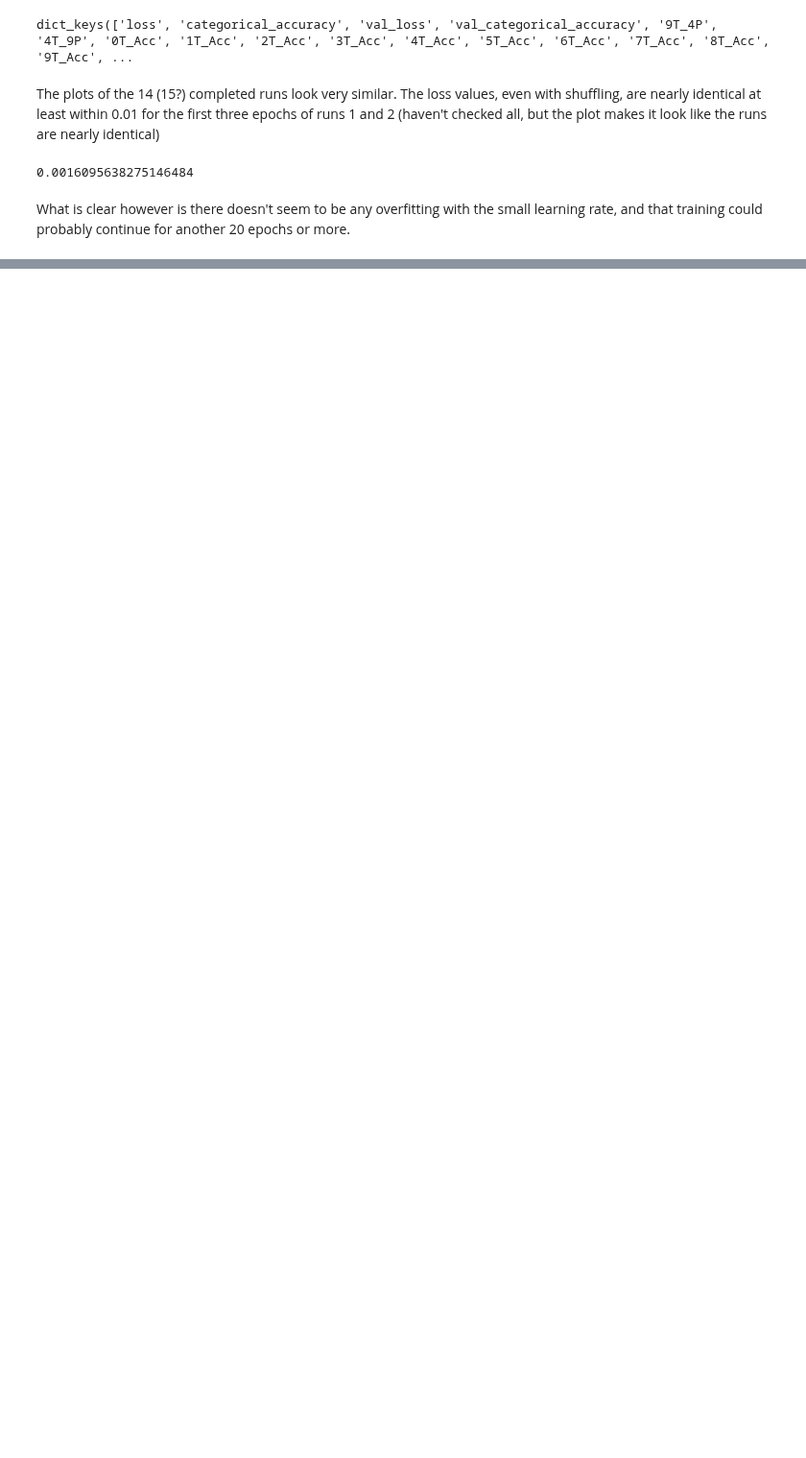
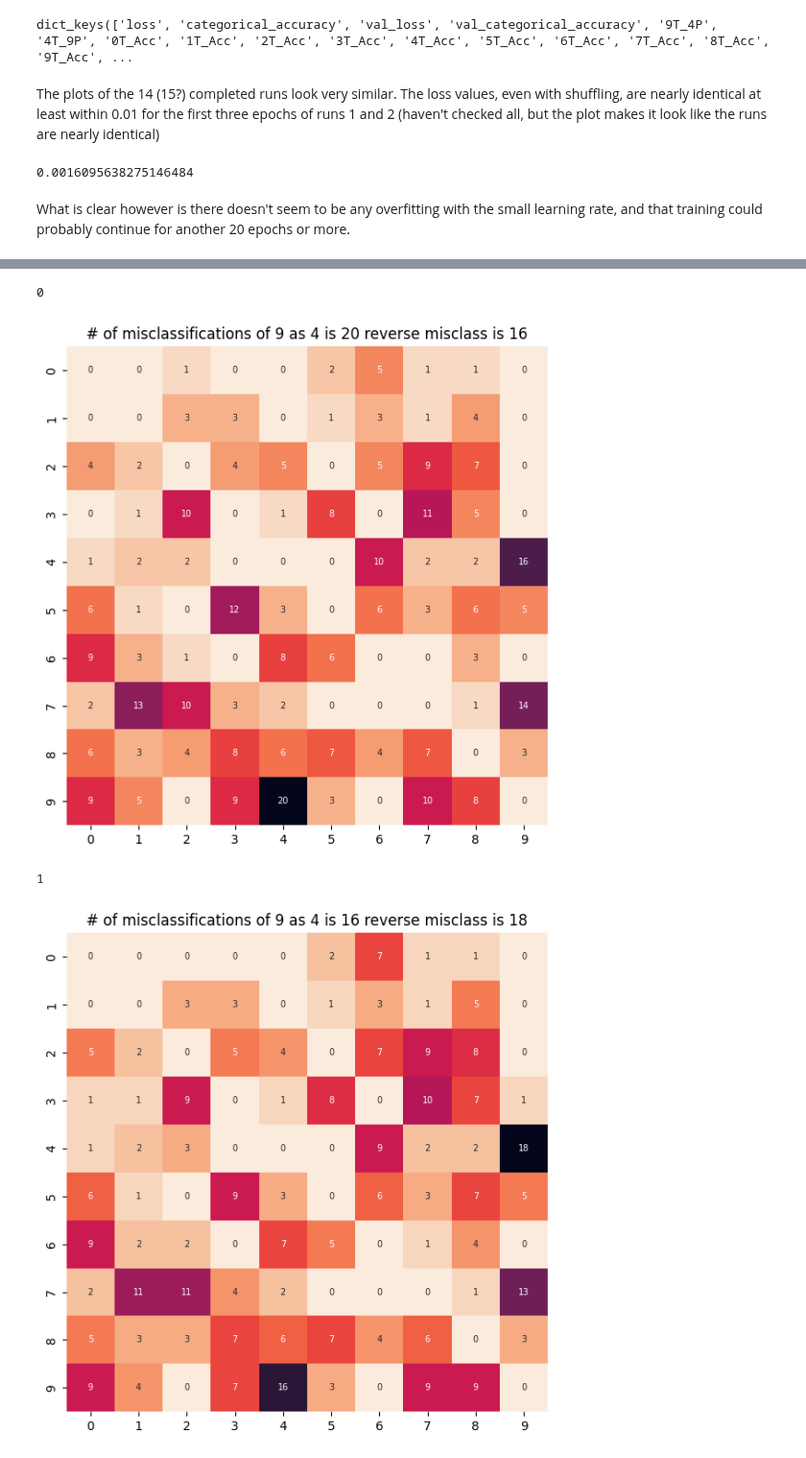
Before and after one commit to RachelRamirez/misclassification_matrix, a Jupyter notebook: 30_Runs_of_Baseline_40D_with_SGD_LR_0point01.ipynb, the cells around one changed output, grey strips where cells are left out. Shown at 96% size. Drawn from its saved outputs; the diff is of its cells as text; code cells hidden in the pictures; blank space fills up the shorter version.

```diff
--- a/30_Runs_of_Baseline_40D_with_SGD_LR_0point01.ipynb
+++ b/30_Runs_of_Baseline_40D_with_SGD_LR_0point01.ipynb
@@ -886,0 +911,22 @@ What is clear however is there doesn't seem to be any overfitting with the small
+# %%
+for i in range(len(df["model_history"])):
+  print(i)
+  cm = df["model_history"][i].history["cm_per_epoch"][-1]
+  cm = cm.reshape((10,10))
+
+
+  # Create figure and axes
+  fig, ax = plt.subplots(figsize=(7, 7))
+
+
+  cm3_wodiag = pd.DataFrame(cm*(np.ones((10,10)) - np.eye(10)))
+  plt.xlabel('Predicted Class')
+  plt.ylabel('True Class')
+  plt.title('# of misclassifications of 9 as 4 is '+str(cm[9][4]) + ' reverse misclass is ' + str(cm[4][9])  )
+  sns.heatmap(cm3_wodiag, annot=True, annot_kws={"size": 7},  fmt='g', cmap=sns.cm.rocket_r, cbar=False) # font size
+  plt.show()
+# %% [output]
+0
+[figure, added]
+1
+[figure, added]
```
Also changed, not shown: parts of 5 cells of this notebook.
